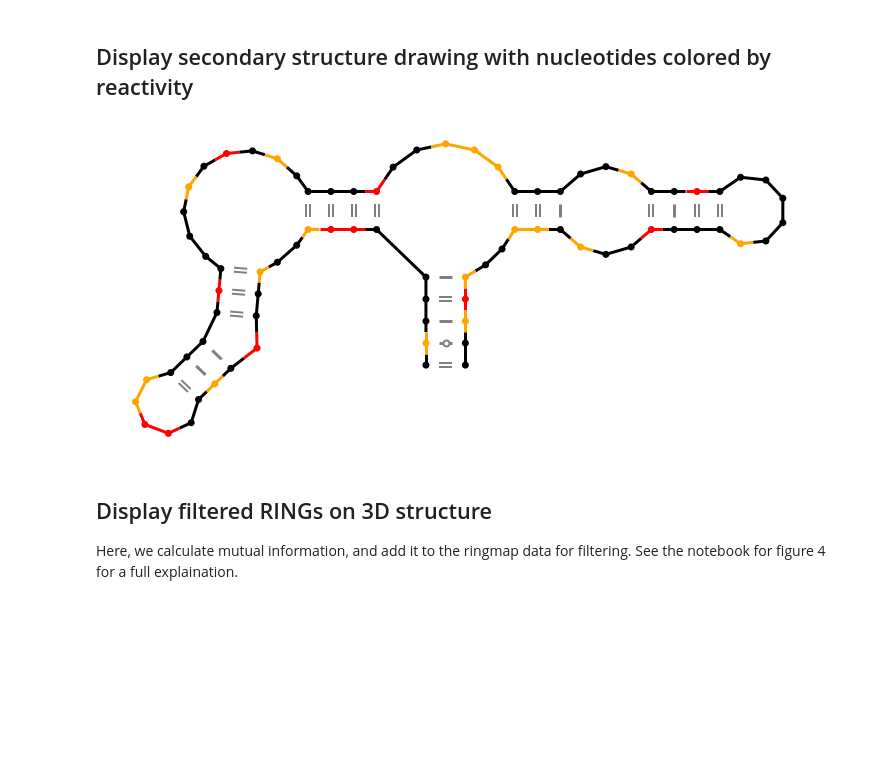
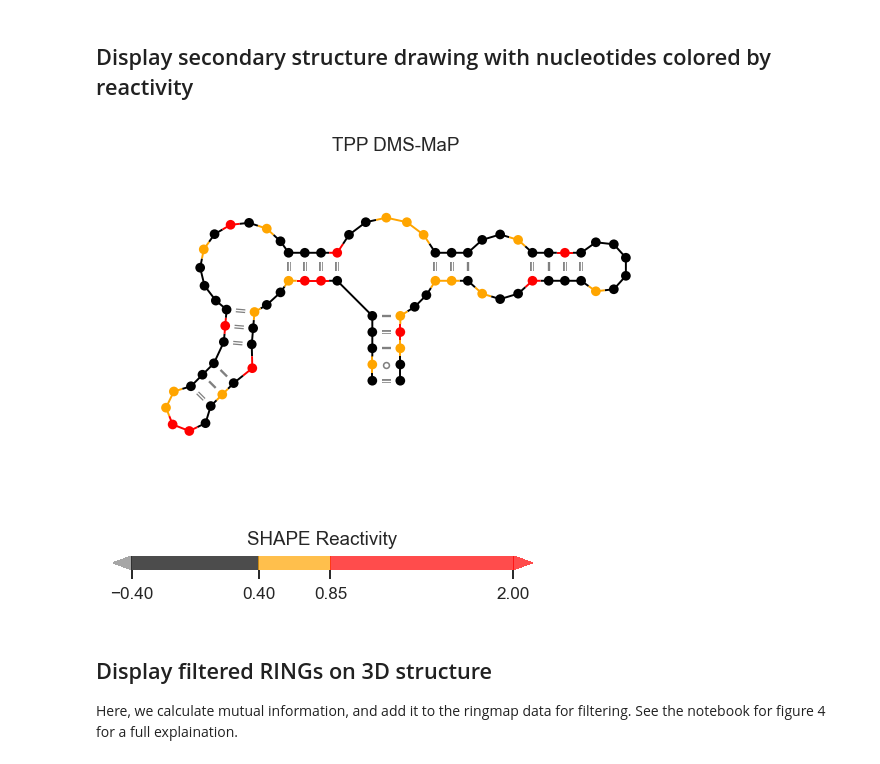
Before and after one commit to Weeks-UNC/RNAvigate_figures, a Jupyter notebook: interactive_notebooks/figure_1/F1_simple_plots.ipynb, the cells around one changed output. Cells and saved outputs as stored; diff of their text form; code cells hidden in the pictures; blank space fills up the shorter version.

```diff
--- a/interactive_notebooks/figure_1/F1_simple_plots.ipynb
+++ b/interactive_notebooks/figure_1/F1_simple_plots.ipynb
@@ -38,7 +38,7 @@ tpp = rnav.Sample(
     ringmap="DMS_TPP_rings.txt",
     ss="TPP-2GDI.nsd",
     pairprob="TPP-dms-bp.dp",
-    pdb={"filepath":"2gdi.pdb", "chain":"X"})
+    pdb={"pdb":"2gdi.pdb", "chain":"X"})
 # %% [markdown]
 ## Display normalized ShapeMapper2 profile
 Plot elements were removed in Adobe Illustrator for the simple example plot.
@@ -88,15 +108,19 @@ plot = tpp.plot_circle(
 # %% [markdown]
 ## Display secondary structure drawing with nucleotides colored by reactivity
 # %%
-plot = tpp.plot_ss(
+plot = rnav.plot_ss(
+    [tpp],
+    structure="ss",
     profile="dmsmap",
-    colors="profile",
-    apply_color_to="structure",
-    title=False,
+    colors={
+        'structure': 'profile',
+        'nucleotides': 'profile',
+        },
     bp_style="conventional")
 # plot.save("tpp_ss.svg")
 # %% [output]
-[figure, old version]
+[figure, new version]
+[figure, added]
 # %% [markdown]
 ## Display filtered RINGs on 3D structure
 Here, we calculate mutual information, and add it to the ringmap data for filtering. See the notebook for figure 4 for a full explaination.
```
Also changed, not shown: parts of 5 cells of this notebook, 6 other files.
